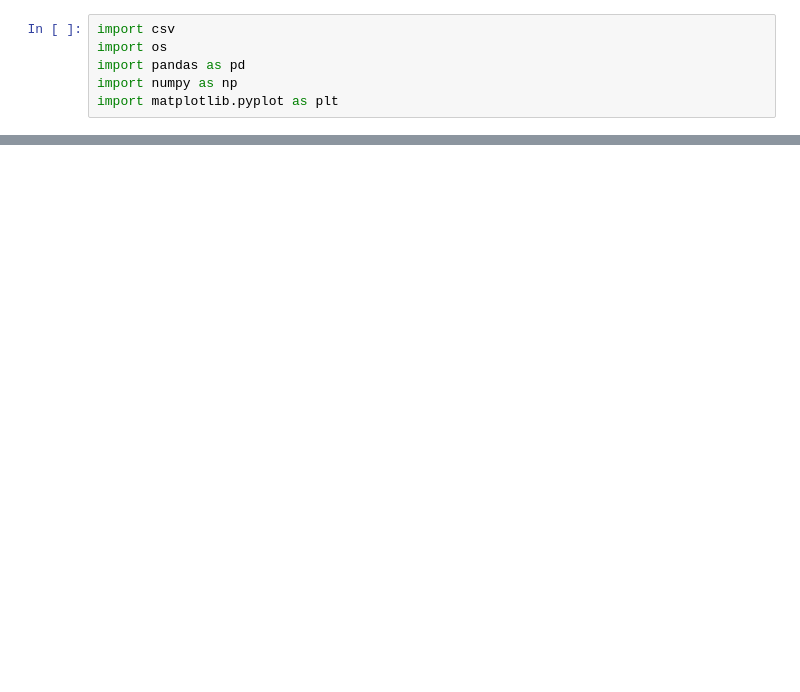
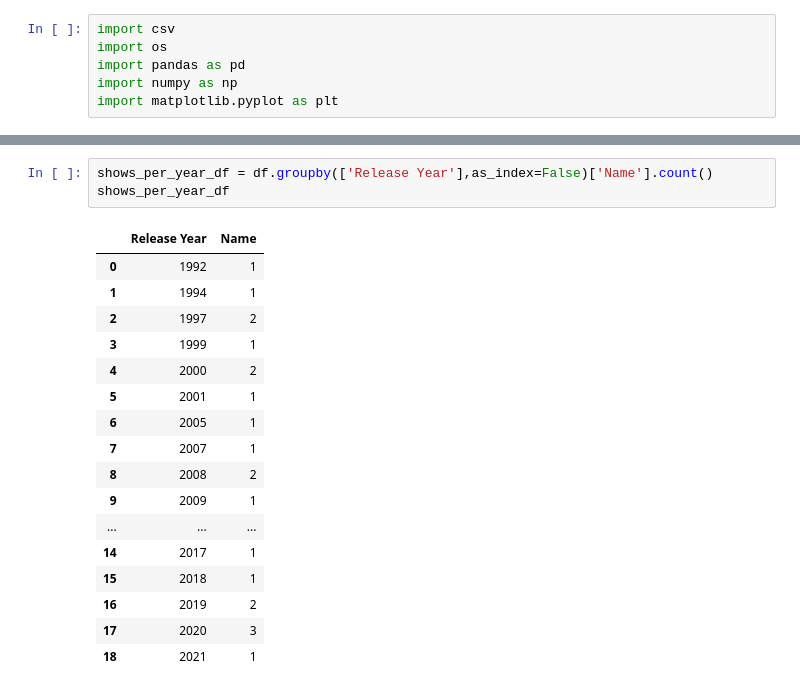
Before and after one commit to ChastityAM/Anime-Dataset, a Jupyter notebook: Animation.ipynb, the cells around one changed output, grey strips where cells are left out. Saved outputs shown, nothing was run; the diff lists cells and outputs as text; blank space fills up the shorter version.

```diff
--- a/Animation.ipynb
+++ b/Animation.ipynb
@@ -28,0 +57,21 @@ df
+# %%
+shows_per_year_df = df.groupby(['Release Year'],as_index=False)['Name'].count()
+shows_per_year_df
+# %% [output]
+|  | Release Year | Name |
+| 0 | 1992 | 1 |
+| 1 | 1994 | 1 |
+| 2 | 1997 | 2 |
+| 3 | 1999 | 1 |
+| 4 | 2000 | 2 |
+| 5 | 2001 | 1 |
+| 6 | 2005 | 1 |
+| 7 | 2007 | 1 |
+| 8 | 2008 | 2 |
+| 9 | 2009 | 1 |
+| ... | ... | ... |
+| 14 | 2017 | 1 |
+| 15 | 2018 | 1 |
+| 16 | 2019 | 2 |
+| 17 | 2020 | 3 |
+| 18 | 2021 | 1 |
```
Also changed, not shown: parts of 6 cells of this notebook.
